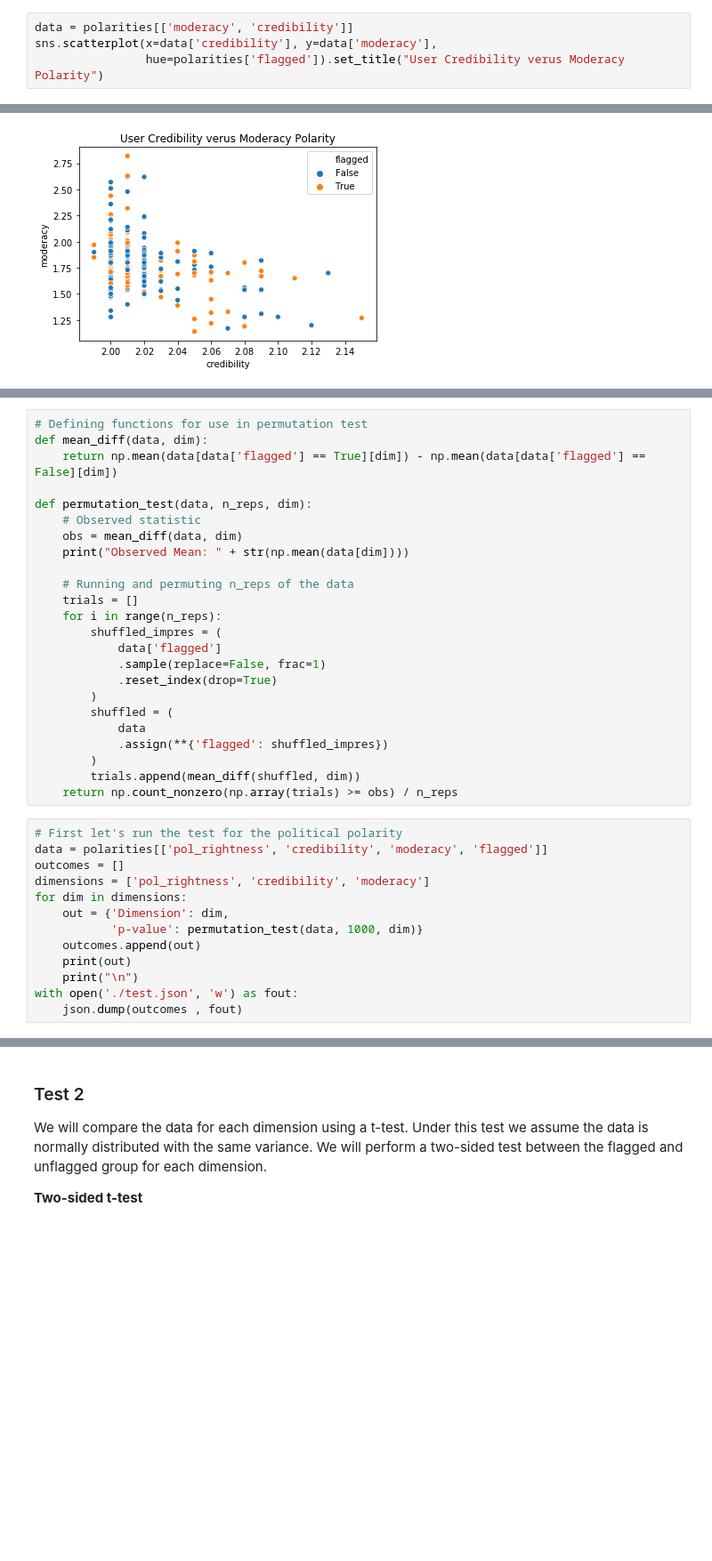
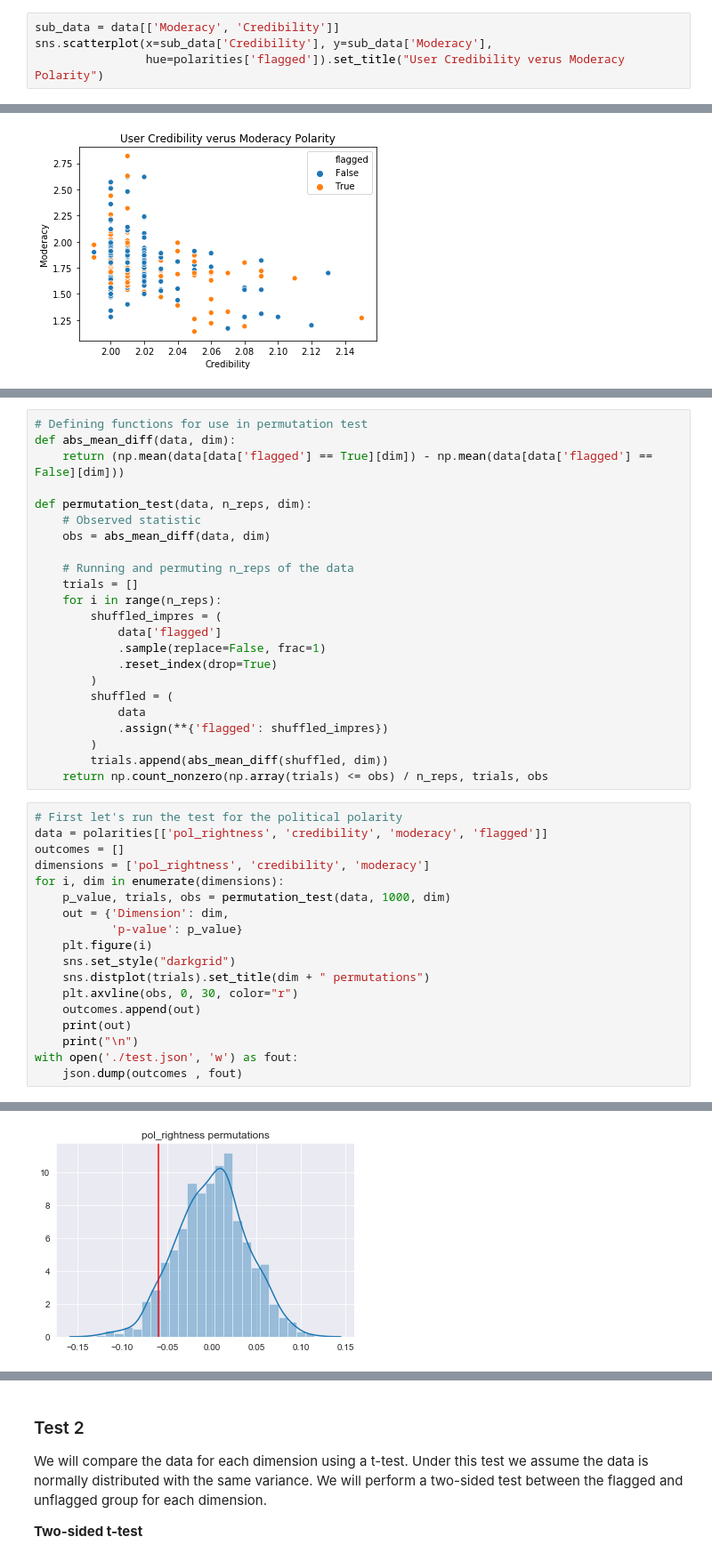
Before and after one commit to NigelDoering/DSC-Capstone-Project, a Jupyter notebook: notebooks/Analysis-Nigel.ipynb, the cells around one changed output, grey strips where cells are left out. Shown at 89% size. Cells and saved outputs as stored; diff of their text form; blank space fills up the shorter version.

```diff
--- a/notebooks/Analysis-Nigel.ipynb
+++ b/notebooks/Analysis-Nigel.ipynb
@@ -117,8 +122,8 @@ moderacy            0.242497  1.000000
 # %% [markdown]
 **Moderacy vs Credibility**
 # %%
-data = polarities[['moderacy', 'credibility']]
-sns.scatterplot(x=data['credibility'], y=data['moderacy'],
+sub_data = data[['Moderacy', 'Credibility']]
+sns.scatterplot(x=sub_data['Credibility'], y=sub_data['Moderacy'],
                 hue=polarities['flagged']).set_title("User Credibility verus Moderacy Polarity")
 # %% [output]
 Text(0.5,1,'User Credibility verus Moderacy Polarity')
@@ -145,12 +152,11 @@ Alternative Hypothesis: The flagged users have a higher polarity score in a resp
 # %%
 # Defining functions for use in permutation test
-def mean_diff(data, dim):
-    return np.mean(data[data['flagged'] == True][dim]) - np.mean(data[data['flagged'] == False][dim])
+def abs_mean_diff(data, dim):
+    return (np.mean(data[data['flagged'] == True][dim]) - np.mean(data[data['flagged'] == False][dim]))
 
 def permutation_test(data, n_reps, dim):
     # Observed statistic
-    obs = mean_diff(data, dim)
-    print("Observed Mean: " + str(np.mean(data[dim])))
+    obs = abs_mean_diff(data, dim)
 
     # Running and permuting n_reps of the data
     trials = []
@@ -164,16 +170,21 @@ def permutation_test(data, n_reps, dim):
             data
             .assign(**{'flagged': shuffled_impres})
         )
-        trials.append(mean_diff(shuffled, dim))
-    return np.count_nonzero(np.array(trials) >= obs) / n_reps
+        trials.append(abs_mean_diff(shuffled, dim))
+    return np.count_nonzero(np.array(trials) <= obs) / n_reps, trials, obs
 # %%
 # First let's run the test for the political polarity
 data = polarities[['pol_rightness', 'credibility', 'moderacy', 'flagged']]
 outcomes = []
 dimensions = ['pol_rightness', 'credibility', 'moderacy']
-for dim in dimensions:
+for i, dim in enumerate(dimensions):
+    p_value, trials, obs = permutation_test(data, 1000, dim)
     out = {'Dimension': dim,
-           'p-value': permutation_test(data, 1000, dim)}
+           'p-value': p_value}
+    plt.figure(i)
+    sns.set_style("darkgrid")
+    sns.distplot(trials).set_title(dim + " permutations")
+    plt.axvline(obs, 0, 30, color="r")
     outcomes.append(out)
     print(out)
     print("\n")
@@ -192,0 +201 @@ Observed Mean: 1.872421524663679
+[figure, added]
```
Also changed, not shown: parts of 19 cells of this notebook.
